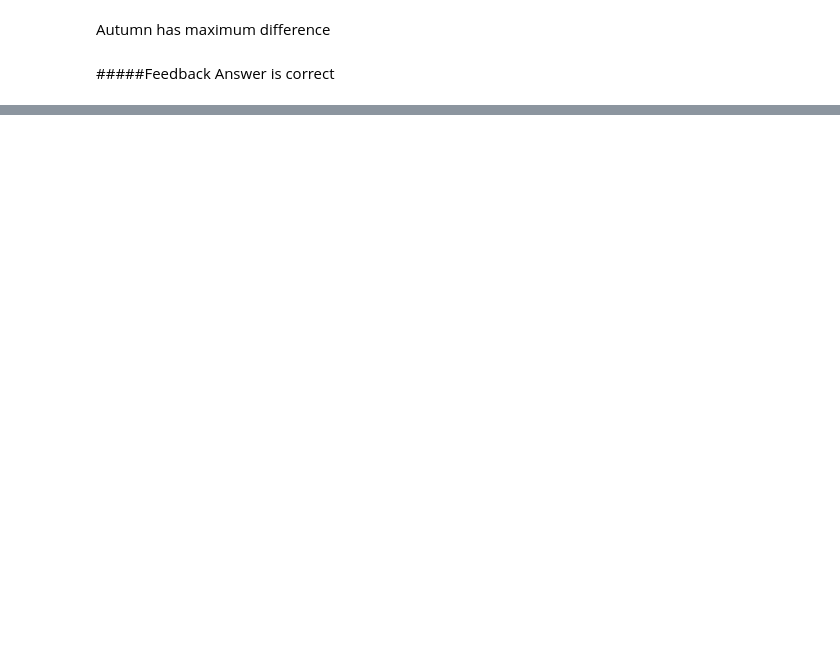
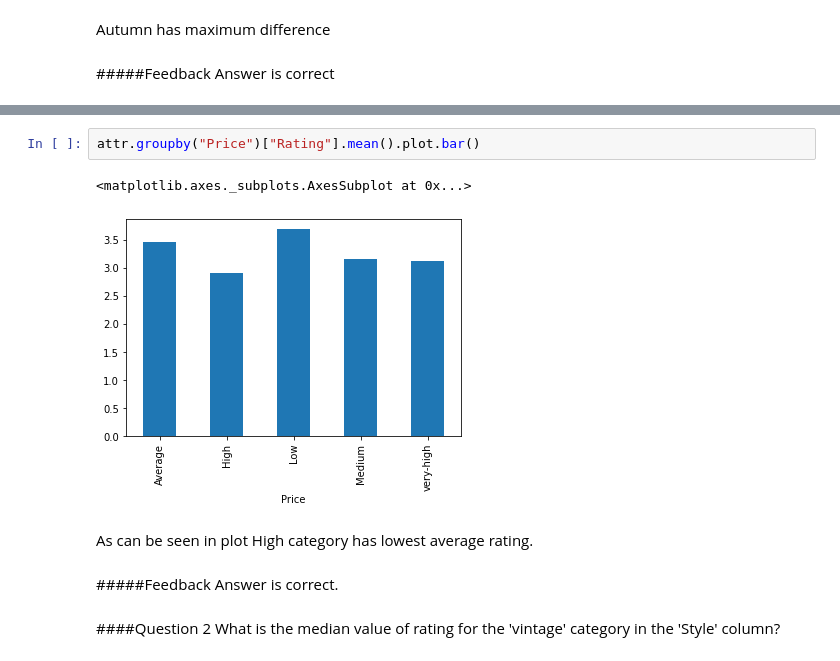
Before and after one commit to akhilkh1989/ml-algo, a Jupyter notebook: worksheets/EDAWorksheet.ipynb, the cells around one changed output, grey strips where cells are left out. Drawn from its saved outputs; the diff is of its cells as text; blank space fills up the shorter version.

Commit message:
adds bivariate analysis questions

```diff
--- a/worksheets/EDAWorksheet.ipynb
+++ b/worksheets/EDAWorksheet.ipynb
@@ -686,0 +702,13 @@ Answer is correct
+# %%
+attr.groupby("Price")["Rating"].mean().plot.bar()
+# %% [output]
+<matplotlib.axes._subplots.AxesSubplot at 0x...>
+[figure, added]
+# %% [markdown]
+As can be seen in plot High category has lowest average rating.
+# %% [markdown]
+#####Feedback
+Answer is correct.
+# %% [markdown]
+####Question 2
+What is the median value of rating for the 'vintage' category in the 'Style' column?
```
Also changed, not shown: parts of 33 cells of this notebook.
